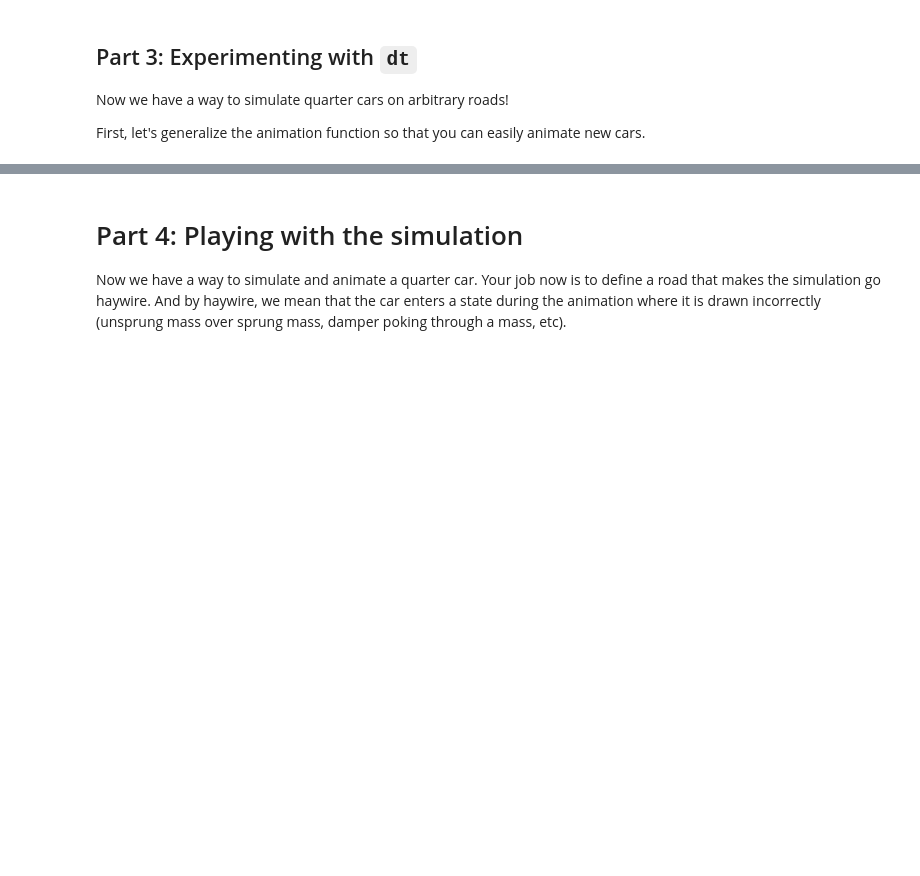
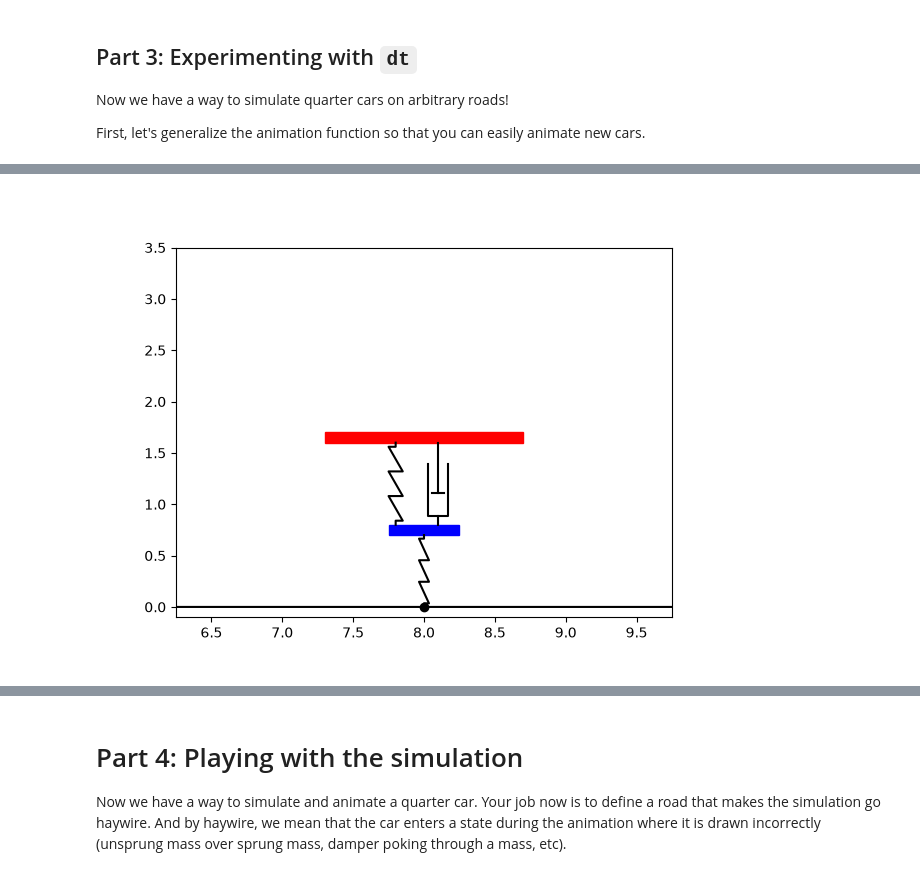
Before and after one commit to ikobat/IntroPythonProgramming, a Jupyter notebook: Week_6_simulation/Lab_6_simulating_quarter_car.ipynb, the cells around one changed output, grey strips where cells are left out. Saved outputs shown, nothing was run; the diff lists cells and outputs as text; code cells hidden in the pictures; blank space fills up the shorter version.

```diff
--- a/Week_6_simulation/Lab_6_simulating_quarter_car.ipynb
+++ b/Week_6_simulation/Lab_6_simulating_quarter_car.ipynb
@@ -463,8 +470,11 @@ plt.show()
 # %%
 # Now, let's try the same simulation, but make `dt` very small.
 # What ends up happening? Does your animation complete?
 #
 # GUIDES: animate car with a small timestamp.
-...
+anim_3 = animate_car(car=car, velocity=1, dt=1, x_r=X_r, y_r=Y_r, playback_speed=0.5)
+plt.show()
+# %% [output]
+[figure, added]
 # %%
 print("This is a manually-graded question; there is no grader.check() function. See rubric and slides for more information on expected output.")
```
Also changed, not shown: parts of 9 cells of this notebook, 1 other file.
